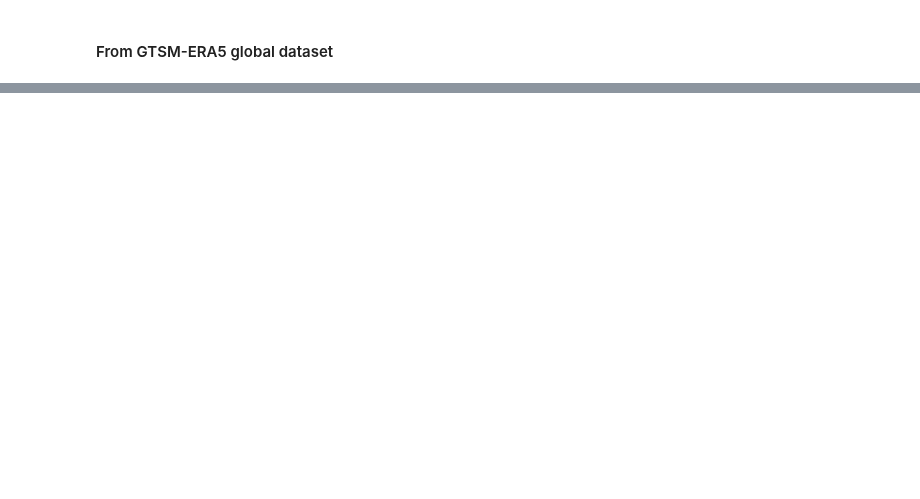
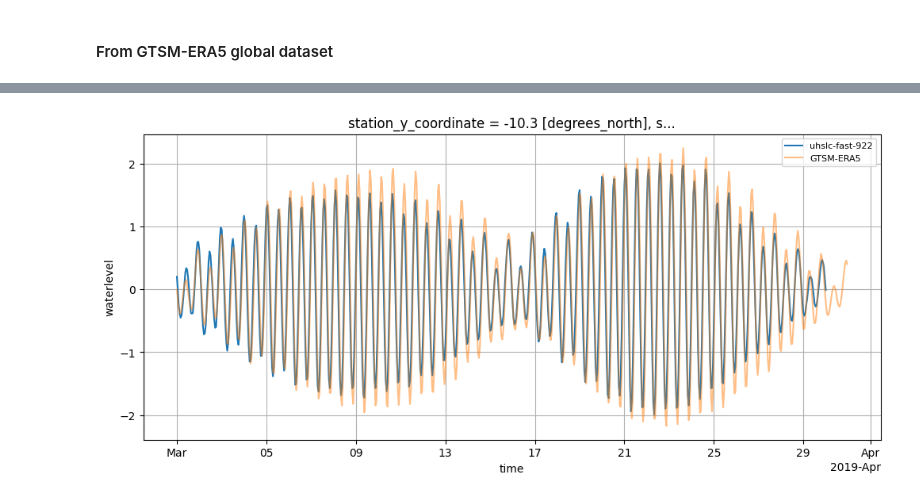
Before and after one commit to HORIZON-COMPASS/compound-flooding-tropical-cyclones, a Jupyter notebook: docs/notebooks/validation/validation_coastal_water_levels.ipynb, the cells around one changed output, grey strips where cells are left out. Cells and saved outputs as stored; diff of their text form; code cells hidden in the pictures; blank space fills up the shorter version.

```diff
--- a/docs/notebooks/validation/validation_coastal_water_levels.ipynb
+++ b/docs/notebooks/validation/validation_coastal_water_levels.ipynb
@@ -233,7 +235,7 @@ ax.grid()
 # %%
 dir_gtsm = r'p:\11210221-gtsm-reanalysis\GTSM-ERA5-E_dataset\waterlevel'
 # %%
-files_gtsm = glob.glob(join(dir_gtsm, f'reanalysis_waterlevel_hourly_{time_min[:3]}_*_v3.nc'))
+files_gtsm = glob.glob(join(dir_gtsm, f'reanalysis_waterlevel_hourly_{time_min[:4]}_*_v3.nc'))
 # %%
 ds_gtsm = xr.open_mfdataset(files_gtsm)
 ds_gtsm = ds_gtsm.sel(time=slice(time_min, time_max))
@@ -271,10 +277,12 @@ dfmt.plot_borders(ax=ax, zorder=0)
 # %%
 # plot the GTSM-ERA5 timeseries together with the observational timeseries
 fig,ax = plt.subplots(figsize=(12,5))
 
-ds_obs.waterlevel.plot(ax=ax, label=obs_loc['station_name_unique'])
+(ds_obs.waterlevel - ds_obs.waterlevel.mean()).plot(ax=ax, label=obs_loc['station_name_unique'])
 
-ds_gtsm_sel.waterlevel.plot(ax=ax, label='GTSM-ERA5')
+(ds_gtsm_sel.waterlevel - ds_gtsm_sel.waterlevel.mean()).plot(ax=ax, label='GTSM-ERA5', alpha=0.5)
 
 ax.legend(loc=1, fontsize=8)
 ax.grid()
+# %% [output]
+[figure, added]
```
Also changed, not shown: parts of 7 cells of this notebook.
